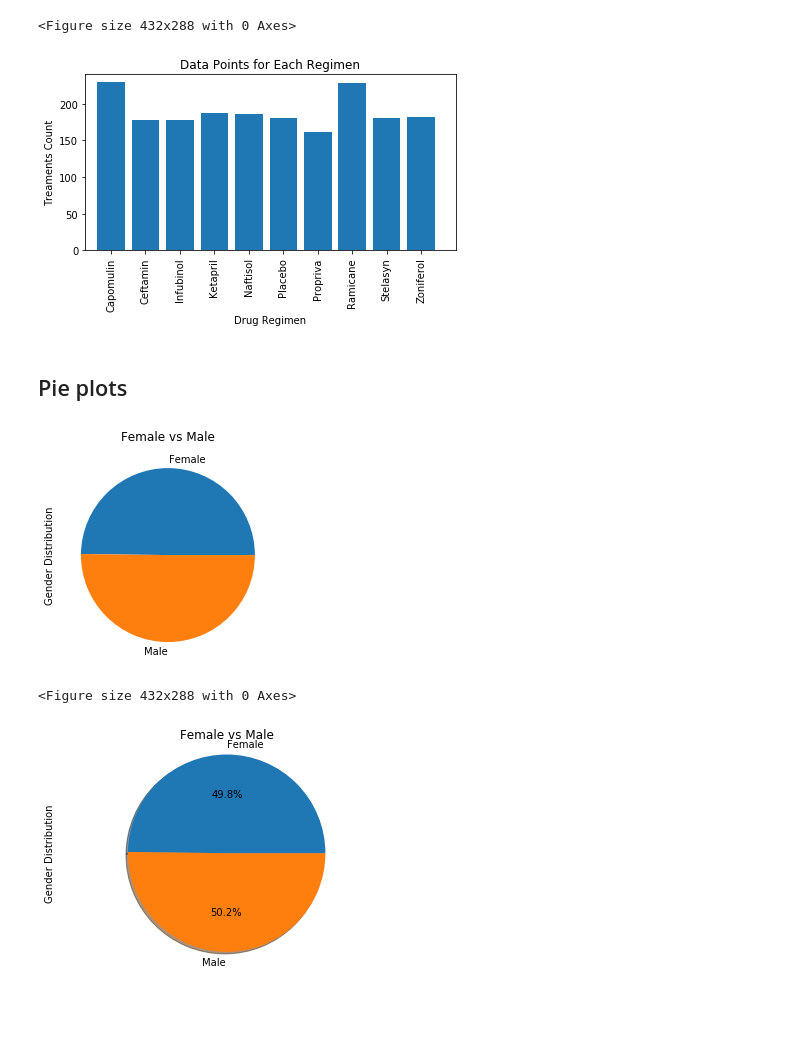
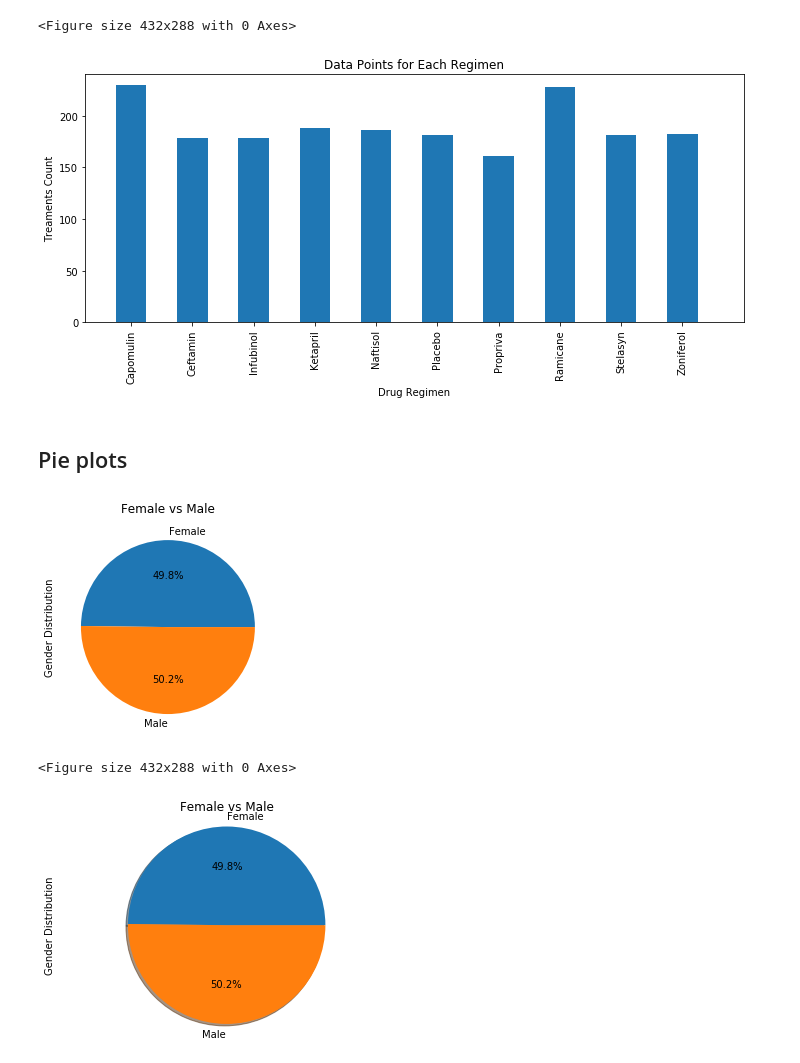
Before and after one commit to ksantillan1/Matplotlib_Challenge, a Jupyter notebook: Pymaceuticals/pymaceuticals_starter.ipynb, the cells around one changed output. Saved outputs shown, nothing was run; the diff lists cells and outputs as text; code cells hidden in the pictures; blank space fills up the shorter version.

```diff
--- a/Pymaceuticals/pymaceuticals_starter.ipynb
+++ b/Pymaceuticals/pymaceuticals_starter.ipynb
@@ -106,26 +106,28 @@ plt.tight_layout()
 # %%
 # Generate a bar plot showing number of data points for each treatment regimen using pyplot
 Treatment_Group = merge_table.groupby(["Drug Regimen"])
 Regimen_data = Treatment_Group["Mouse ID"].count()
 
 Regimen_name = Regimen_data.index.values.tolist()
 Regimen_data = Regimen_data.tolist()
 
 x_axis = np.arange(len(Regimen_name))
-plt.bar(x_axis, Regimen_data, alpha=1, align="center")
+plt.figure(figsize=(10,5))
+plt.bar(x_axis, Regimen_data, alpha=1, align="center", width = 0.5)
 tick_locations = [value for value in x_axis]
 plt.xticks(tick_locations, Regimen_name, rotation="vertical")
+
 
 plt.xlim(-0.75, len(x_axis))
 plt.ylim(0, max(Regimen_data)+10)
 plt.title("Data Points for Each Regimen")
 plt.xlabel("Drug Regimen")
 plt.ylabel("Treaments Count")
 plt.tight_layout()
 plt.savefig("../Images/Data_per_Regimen2.png")
 plt.show()
 # %% [output]
-[figure, old version]
+[figure, new version]
 # %% [markdown]
 ## Pie plots
 # %%
@@ -134,7 +136,7 @@ Sex_Group = mouse_metadata.groupby(["Sex"])
 Sex_data = Sex_Group["Mouse ID"].count()
 
 label = Sex_data.index.values.tolist()
-Sex_pie = Sex_data.plot(kind="pie", y=label, title=("Female vs Male"))
+Sex_pie = Sex_data.plot(kind="pie", y=label,autopct="%1.1f%%", title=("Female vs Male"))
 Sex_pie.set_ylabel("Gender Distribution")
 
 plt.savefig("../Images/Female vs Male1.png")
@@ -142,7 +144,7 @@ plt.show()
 plt.tight_layout()
 #plt.axis("equal")
 # %% [output]
-[figure, old version]
+[figure, new version]
 <Figure size 432x288 with 0 Axes>
 # %%
 # Generate a pie plot showing the distribution of female versus male mice using pyplot
```
